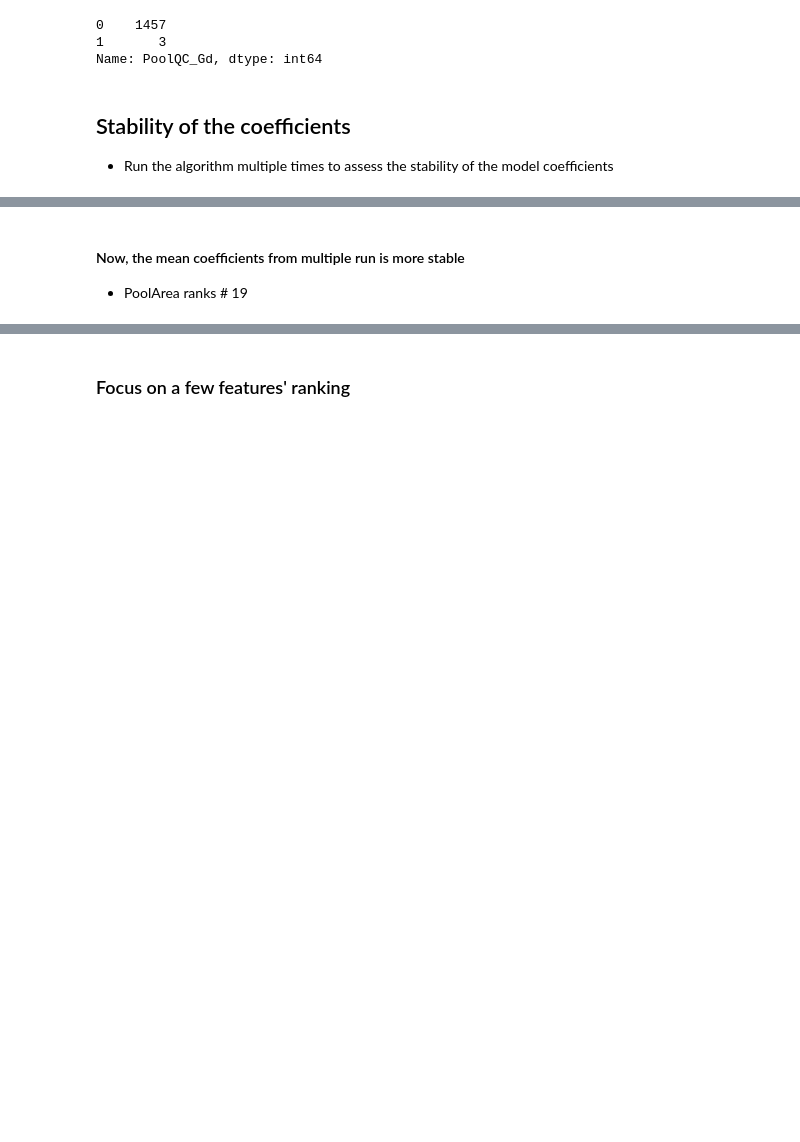
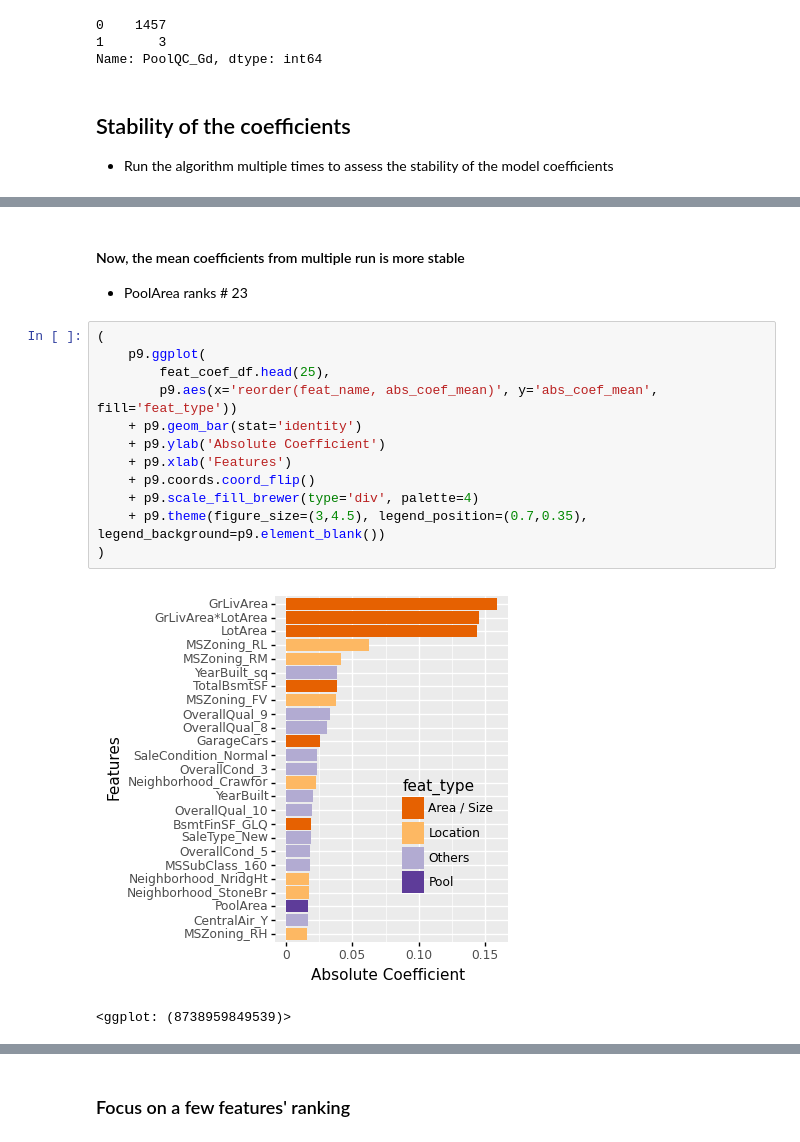
Before and after one commit to dehuihou/ames_house_price, a Jupyter notebook: sta208_final_project_lasso.ipynb, the cells around one changed output, grey strips where cells are left out. Saved outputs shown, nothing was run; the diff lists cells and outputs as text; blank space fills up the shorter version.

```diff
--- a/sta208_final_project_lasso.ipynb
+++ b/sta208_final_project_lasso.ipynb
@@ -257,7 +260,22 @@ feat_coef_df['rank'] = np.arange(len(feat_coef_df))
 # %% [markdown]
 #### Now, the mean coefficients from multiple run is more stable
 
-* PoolArea ranks # 19
+* PoolArea ranks # 23
+# %%
+(
+    p9.ggplot(
+        feat_coef_df.head(25),
+        p9.aes(x='reorder(feat_name, abs_coef_mean)', y='abs_coef_mean', fill='feat_type'))
+    + p9.geom_bar(stat='identity')
+    + p9.ylab('Absolute Coefficient')
+    + p9.xlab('Features')
+    + p9.coords.coord_flip()
+    + p9.scale_fill_brewer(type='div', palette=4)
+    + p9.theme(figure_size=(3,4.5), legend_position=(0.7,0.35), legend_background=p9.element_blank())
+)
+# %% [output]
+[figure, added]
+<ggplot: (8738959849539)>
 # %%
 feat_coef_df.head(30)
 # %% [output]
```
Also changed, not shown: parts of 6 cells of this notebook.
